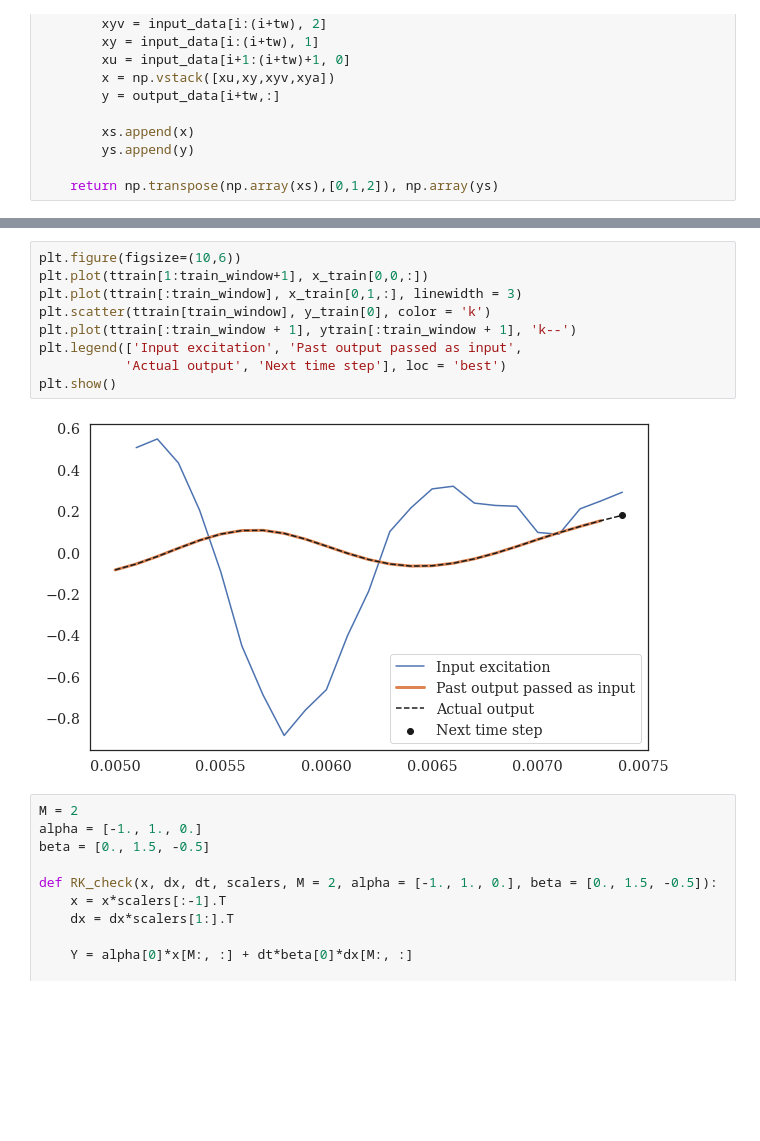
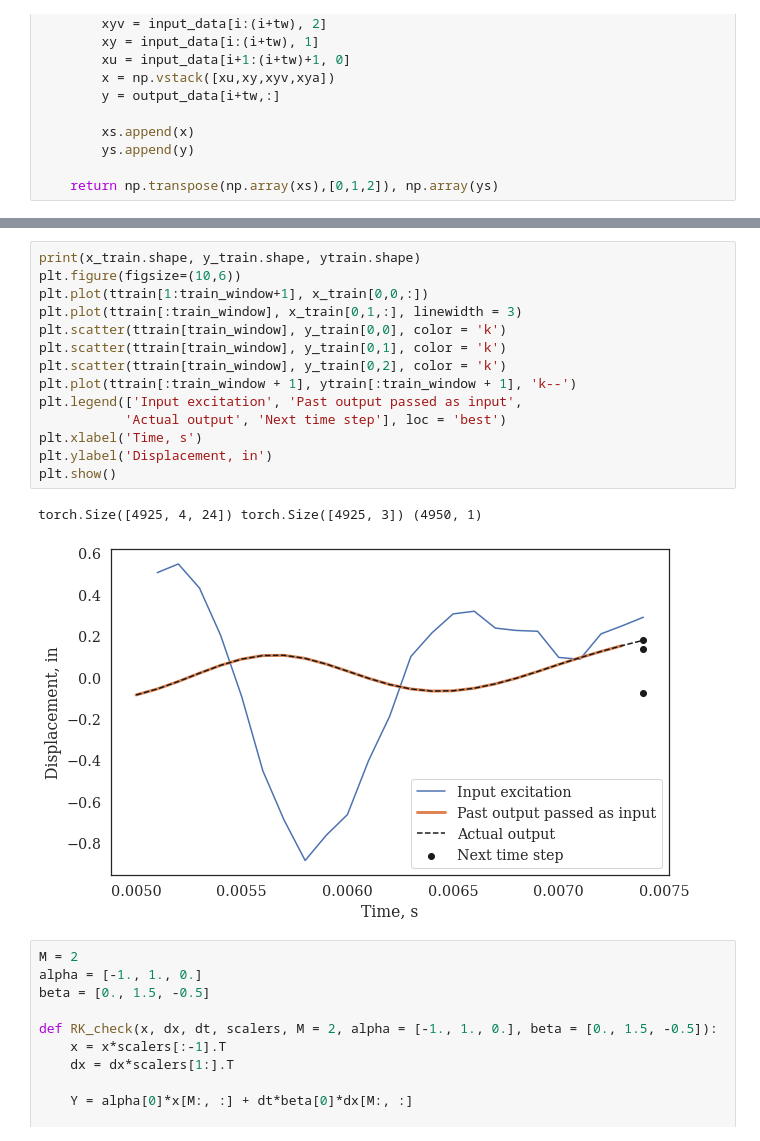
Before and after one commit to cleeag/ece271b, a Jupyter notebook: lstm/TCN_v01-FlatBeam-Physics.ipynb, the cells around one changed output, grey strips where cells are left out. Saved outputs shown, nothing was run; the diff lists cells and outputs as text; blank space fills up the shorter version.

```diff
--- a/lstm/TCN_v01-FlatBeam-Physics.ipynb
+++ b/lstm/TCN_v01-FlatBeam-Physics.ipynb
@@ -178,14 +180,20 @@ torch.Size([5475, 4, 24]) torch.Size([5475, 3])
 # %%
+print(x_train.shape, y_train.shape, ytrain.shape)
 plt.figure(figsize=(10,6))
 plt.plot(ttrain[1:train_window+1], x_train[0,0,:])
 plt.plot(ttrain[:train_window], x_train[0,1,:], linewidth = 3)
-plt.scatter(ttrain[train_window], y_train[0], color = 'k')
+plt.scatter(ttrain[train_window], y_train[0,0], color = 'k')
+plt.scatter(ttrain[train_window], y_train[0,1], color = 'k')
+plt.scatter(ttrain[train_window], y_train[0,2], color = 'k')
 plt.plot(ttrain[:train_window + 1], ytrain[:train_window + 1], 'k--')
 plt.legend(['Input excitation', 'Past output passed as input',
            'Actual output', 'Next time step'], loc = 'best')
+plt.xlabel('Time, s')
+plt.ylabel('Displacement, in')
 plt.show()
 # %% [output]
+torch.Size([4925, 4, 24]) torch.Size([4925, 3]) (4950, 1)
-[figure, old version]
+[figure, new version]
 # %%
 M = 2
 alpha = [-1., 1., 0.]
```
Also changed, not shown: parts of 10 cells of this notebook, 6 other files.
